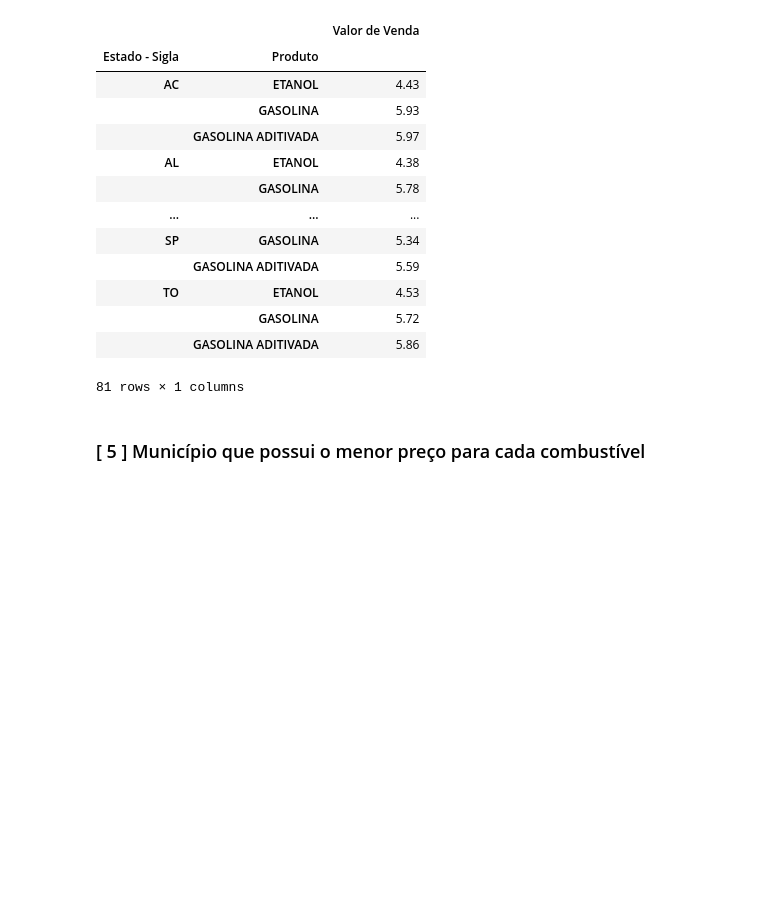
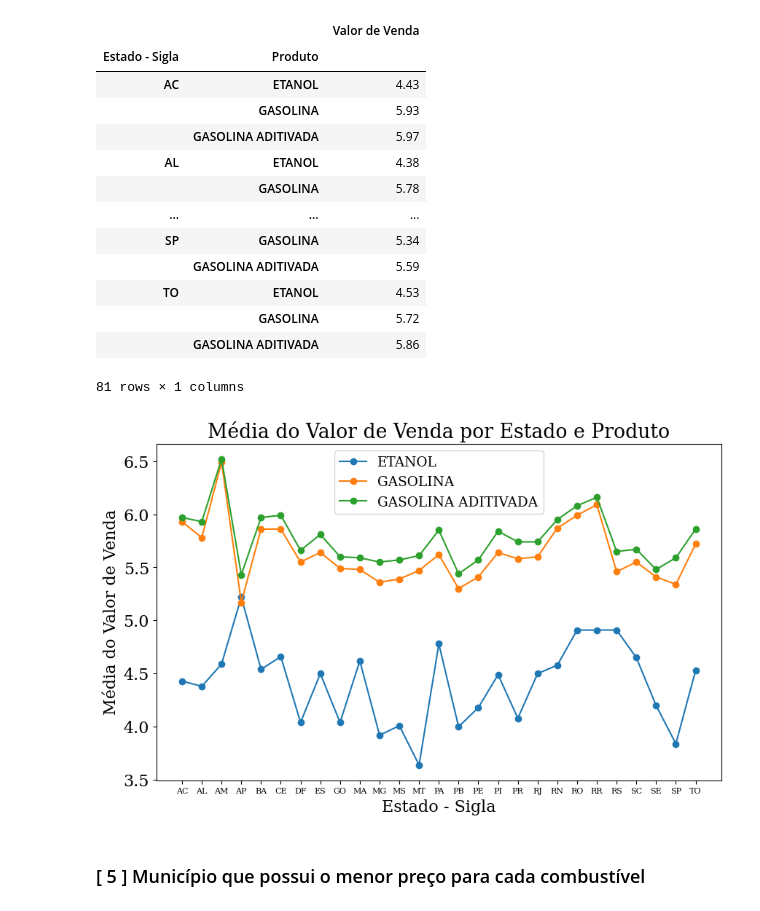
Before and after one commit to mouravitor313/Projeto-em-Grupo-Modulo-4, a Jupyter notebook: [M4]_Projeto_em_Grupo.ipynb, the cells around one changed output. Saved outputs shown, nothing was run; the diff lists cells and outputs as text; code cells hidden in the pictures; blank space fills up the shorter version.

```diff
--- a/[M4]_Projeto_em_Grupo.ipynb
+++ b/[M4]_Projeto_em_Grupo.ipynb
@@ -268,2 +292,25 @@ display(mediaCombustiveis3)
+# %%
+#resetando o índice do DataFrame para facilitar a plotagem das linhas
+mediaCombustiveis3.reset_index(inplace=True)
+
+#plot de linhas
+plt.figure(figsize=(10, 6))
+for produto in mediaCombustiveis3['Produto'].unique():
+    df_produto = mediaCombustiveis3[mediaCombustiveis3['Produto'] == produto]
+    plt.plot(df_produto['Estado - Sigla'], df_produto['Valor de Venda'], marker='o', label=produto)
+
+#configurando as legendas do gráfico
+plt.title('Média do Valor de Venda por Estado e Produto')
+plt.xlabel('Estado - Sigla')
+plt.ylabel('Média do Valor de Venda')
+plt.legend(fontsize='small')
+
+#ajustando o tamanho da fonte das siglas dos estados no eixo x
+plt.xticks(fontsize=8)
+
+#visualização do gráfico
+plt.show()
+# %% [output]
+[figure, added]
 # %% [markdown]
 ### [ 5 ] Município que possui o menor preço para cada combustível
```
Also changed, not shown: parts of 93 cells of this notebook.
